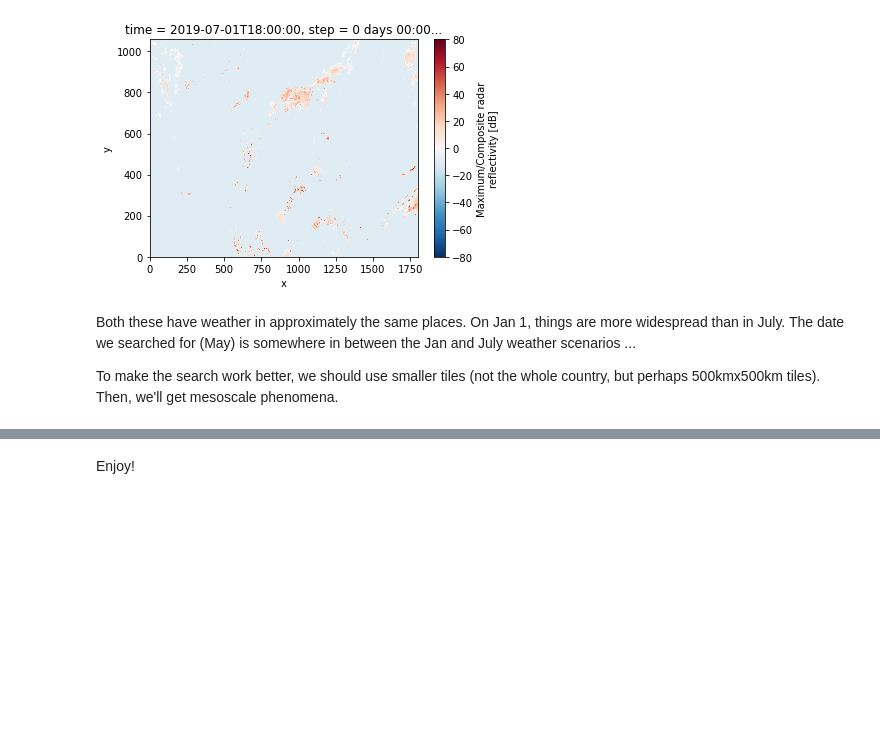
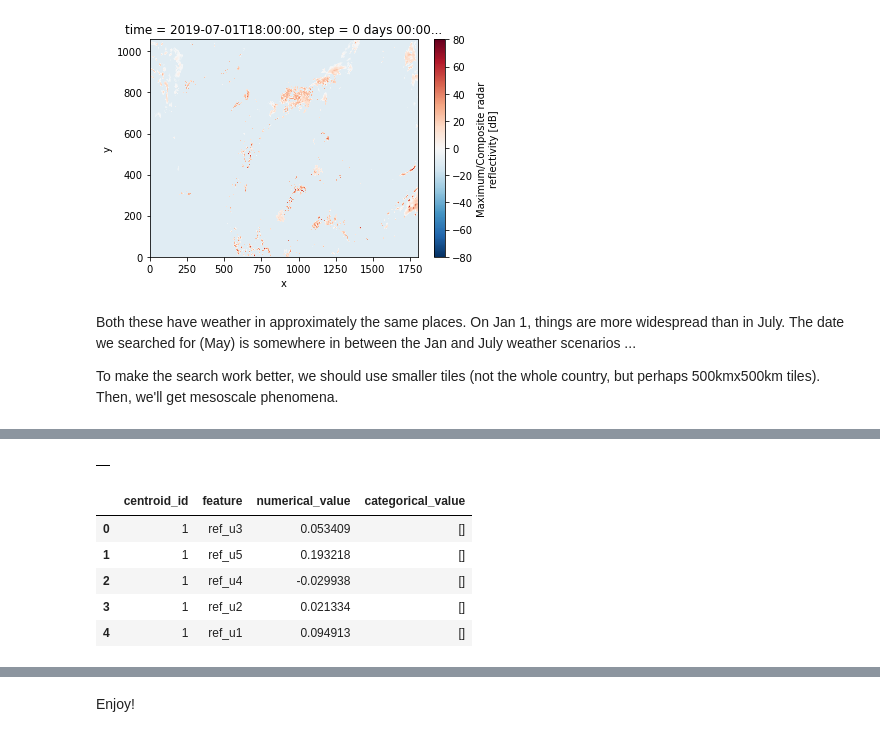
Before and after one commit to GoogleCloudPlatform/ml-design-patterns, a Jupyter notebook: 02_data_representation/weather_search/wx_embeddings.ipynb, the cells around one changed output, grey strips where cells are left out. Drawn from its saved outputs; the diff is of its cells as text; code cells hidden in the pictures; blank space fills up the shorter version.

Commit message:
with interpolation and clustering

```diff
--- a/02_data_representation/weather_search/wx_embeddings.ipynb
+++ b/02_data_representation/weather_search/wx_embeddings.ipynb
@@ -670,0 +715,54 @@ To make the search work better, we should use smaller tiles (not the whole count
+# %%
+%%bigquery
+
+-- Unfortunately, BigQueryML does not accept arrays as input, so we convert it into a struct
+
+CREATE TEMPORARY FUNCTION arr_to_input(arr ARRAY<FLOAT64>)
+RETURNS
+STRUCT<u1 FLOAT64, u2 FLOAT64, u3 FLOAT64, u4 FLOAT64, u5 FLOAT64,
+u6 FLOAT64, u7 FLOAT64, u8 FLOAT64, u9 FLOAT64, u10 FLOAT64,
+u11 FLOAT64, u12 FLOAT64, u13 FLOAT64, u14 FLOAT64, u15 FLOAT64,
+u16 FLOAT64, u17 FLOAT64, u18 FLOAT64, u19 FLOAT64, u20 FLOAT64,
+
+u21 FLOAT64, u22 FLOAT64, u23 FLOAT64, u24 FLOAT64, u25 FLOAT64,
+u26 FLOAT64, u27 FLOAT64, u28 FLOAT64, u29 FLOAT64, u30 FLOAT64,
+
+u31 FLOAT64, u32 FLOAT64, u33 FLOAT64, u34 FLOAT64, u35 FLOAT64,
+u36 FLOAT64, u37 FLOAT64, u38 FLOAT64, u39 FLOAT64, u40 FLOAT64,
+
+u41 FLOAT64, u42 FLOAT64, u43 FLOAT64, u44 FLOAT64, u45 FLOAT64,
+u46 FLOAT64, u47 FLOAT64, u48 FLOAT64, u49 FLOAT64, u50 FLOAT64>
+
+AS (
+STRUCT(
+    arr[OFFSET(0)], arr[OFFSET(1)], arr[OFFSET(2)], arr[OFFSET(3)], arr[OFFSET(4)]
+    , arr[OFFSET(5)], arr[OFFSET(6)], arr[OFFSET(7)], arr[OFFSET(8)], arr[OFFSET(9)]
+    , arr[OFFSET(10)], arr[OFFSET(11)], arr[OFFSET(12)], arr[OFFSET(13)], arr[OFFSET(14)]
+    , arr[OFFSET(15)], arr[OFFSET(16)], arr[OFFSET(17)], arr[OFFSET(18)], arr[OFFSET(19)]
+    , arr[OFFSET(20)], arr[OFFSET(21)], arr[OFFSET(22)], arr[OFFSET(23)], arr[OFFSET(24)]
+    , arr[OFFSET(25)], arr[OFFSET(26)], arr[OFFSET(27)], arr[OFFSET(28)], arr[OFFSET(29)]
+    , arr[OFFSET(30)], arr[OFFSET(31)], arr[OFFSET(32)], arr[OFFSET(33)], arr[OFFSET(34)]
+    , arr[OFFSET(35)], arr[OFFSET(36)], arr[OFFSET(37)], arr[OFFSET(38)], arr[OFFSET(39)]
+    , arr[OFFSET(40)], arr[OFFSET(41)], arr[OFFSET(42)], arr[OFFSET(43)], arr[OFFSET(44)]
+    , arr[OFFSET(45)], arr[OFFSET(46)], arr[OFFSET(47)], arr[OFFSET(48)], arr[OFFSET(49)]
+));
+
+
+CREATE OR REPLACE MODEL advdata.hrrr_clusters
+OPTIONS(model_type='kmeans', num_clusters=5, KMEANS_INIT_METHOD='KMEANS++')
+AS
+
+SELECT arr_to_input(ref) AS ref
+FROM `ai-analytics-solutions.advdata.wxembed`
+# %% [output]
+|  |
+# %%
+%%bigquery
+SELECT * FROM ML.CENTROIDS(MODEL advdata.hrrr_clusters) LIMIT 5
+# %% [output]
+|  | centroid_id | feature | numerical_value | categorical_value |
+| 0 | 1 | ref_u3 | 0.053409 | [] |
+| 1 | 1 | ref_u5 | 0.193218 | [] |
+| 2 | 1 | ref_u4 | -0.029938 | [] |
+| 3 | 1 | ref_u2 | 0.021334 | [] |
+| 4 | 1 | ref_u1 | 0.094913 | [] |
```
Also changed, not shown: parts of 8 cells of this notebook.
